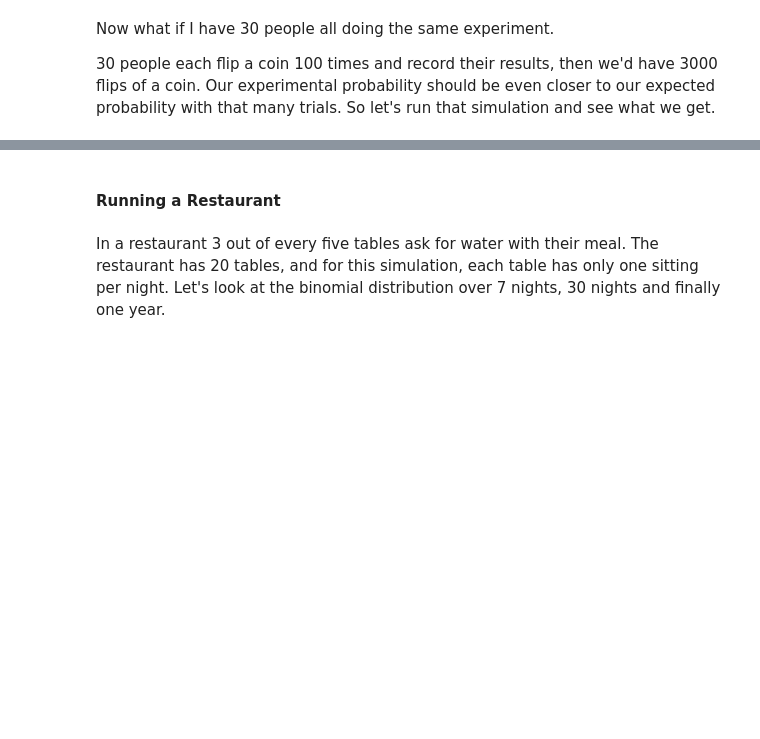
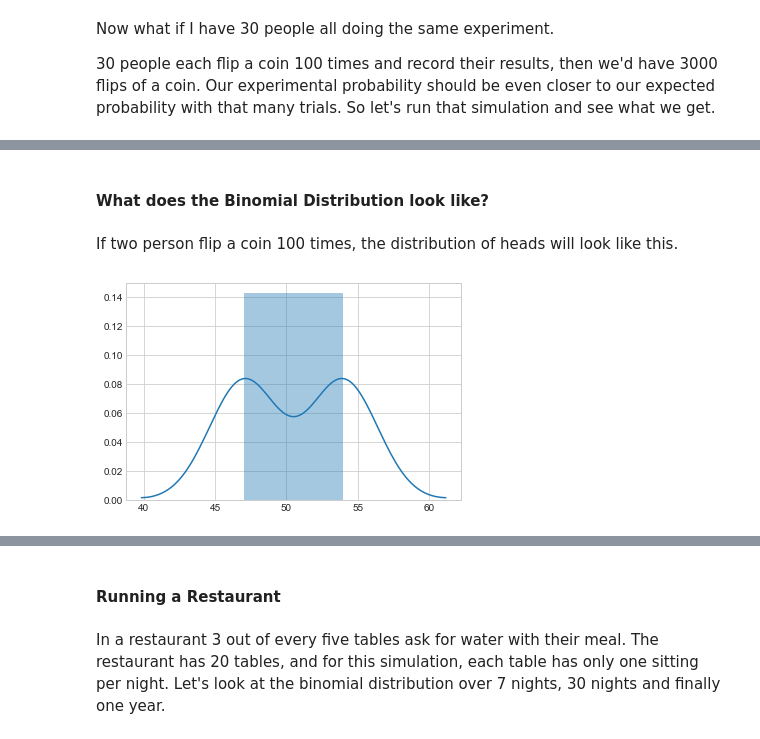
Before and after one commit to MarionMcG/numpy.random, a Jupyter notebook: numpy-random.ipynb, the cells around one changed output, grey strips where cells are left out. Saved outputs shown, nothing was run; the diff lists cells and outputs as text; code cells hidden in the pictures; blank space fills up the shorter version.

```diff
--- a/numpy-random.ipynb
+++ b/numpy-random.ipynb
@@ -432,0 +433,9 @@ ax = df.plot.bar(x = 'Outcome', y = 'Freq', legend = None, rot= 0)
+# %% [markdown]
+#### What does the Binomial Distribution look like?
+# %% [markdown]
+If two person flip a coin 100 times, the distribution of heads will look like this.
+# %%
+y = np.random.binomial(100, 0.5, 2)
+sns.distplot(y);
+# %% [output]
+[figure, added]
```
Also changed, not shown: parts of 17 cells of this notebook.
